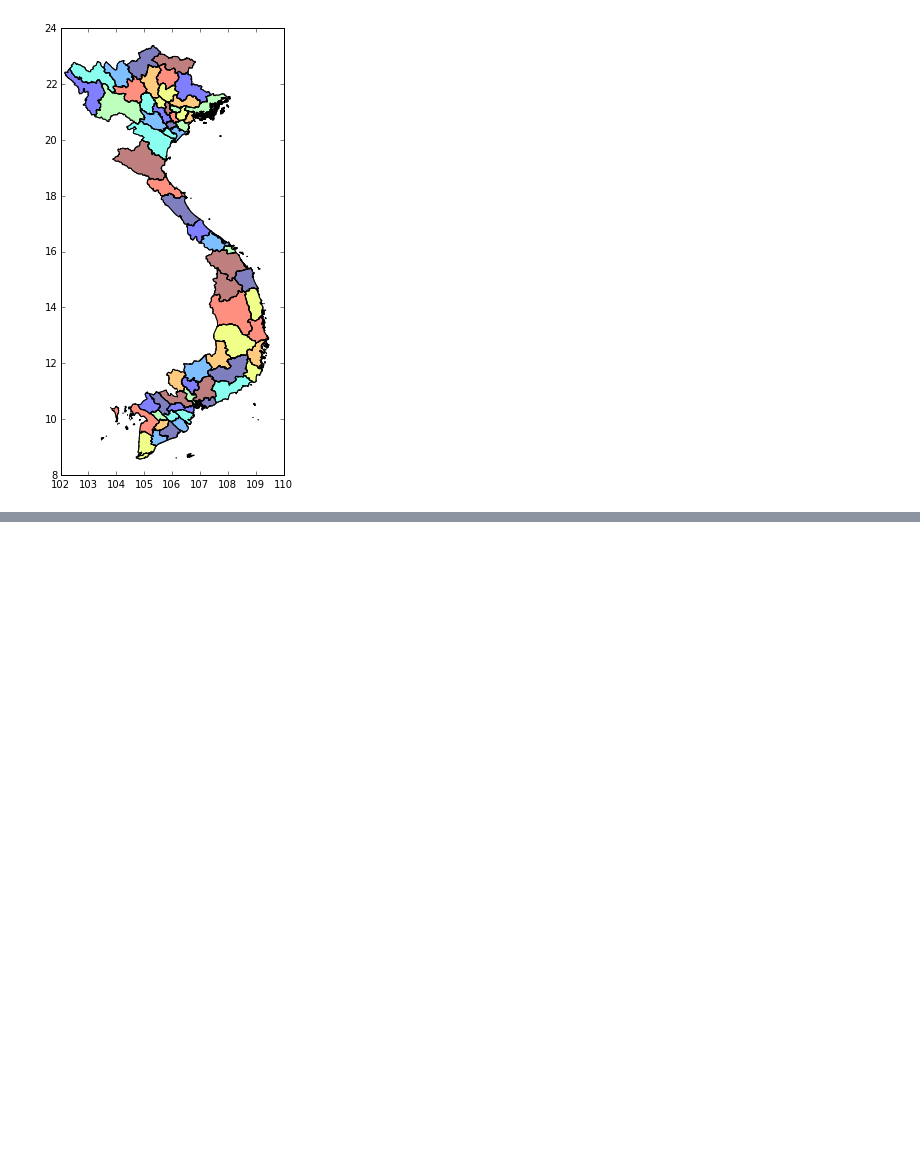
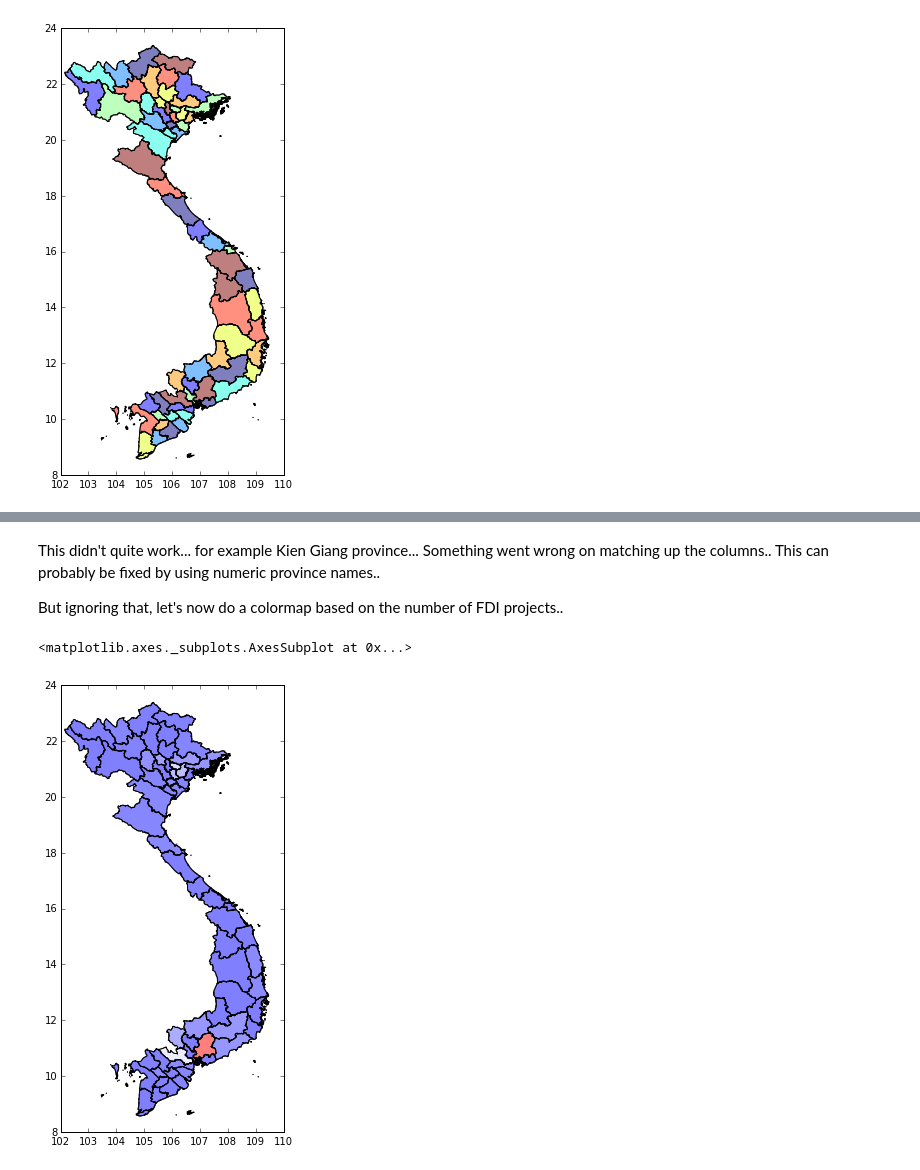
Before and after one commit to jhconning/GeoPanLearn, a Jupyter notebook: Vietnam/VietnamMap.ipynb, the cells around one changed output, grey strips where cells are left out. Drawn from its saved outputs; the diff is of its cells as text; code cells hidden in the pictures; blank space fills up the shorter version.

Commit message:
Vietnam example of data merge
Demo merge of FDI data to make a colormap

```diff
--- a/Vietnam/VietnamMap.ipynb
+++ b/Vietnam/VietnamMap.ipynb
@@ -65,0 +51,3 @@ Name: VARNAME_2, dtype: object
+# %%
+gdf_vnm = gdf_vnm.rename(columns={'ENGTYPE_2': 'prov_type',
+                                  'VARNAME_2': 'prov_name'})
@@ -65,0 +60,4 @@ Name: VARNAME_2, dtype: object
+# %%
+masterf = r"data\vfdi.csv"
+df_fdi = pd.read_csv(masterf)
+df_fdi.head()
@@ -65,0 +73,2 @@ Name: VARNAME_2, dtype: object
+# %%
+gdf_new = pd.merge(gdf_vnm,df_fdi,on='prov_name',how='left')
@@ -65,0 +89,9 @@ Name: VARNAME_2, dtype: object
+# %% [markdown]
+This didn't quite work... for example Kien Giang province... Something went wrong on matching up the columns.. This can probably be fixed by using numeric province names..
+
+But ignoring that, let's now do a colormap based on the number of FDI projects..
+# %%
+gdf_new.plot(column="FDI_projects",colormap='bwr')
+# %% [output]
+<matplotlib.axes._subplots.AxesSubplot at 0x...>
+[figure, added]
```
Also changed, not shown: parts of 18 cells of this notebook, 1 other file.
